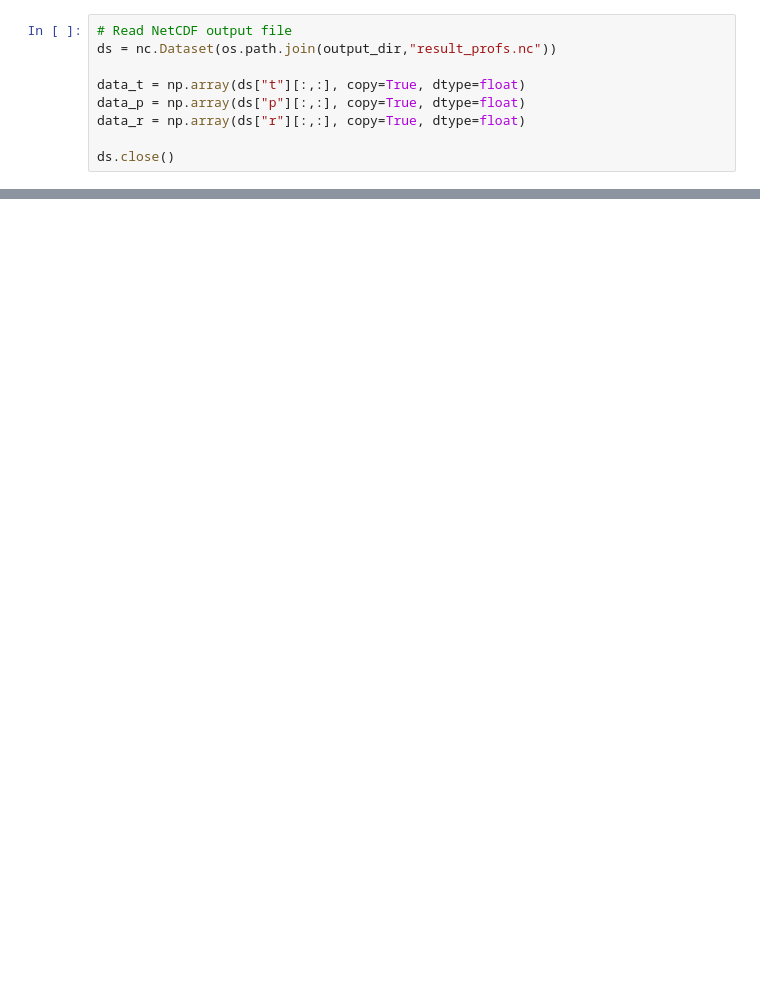
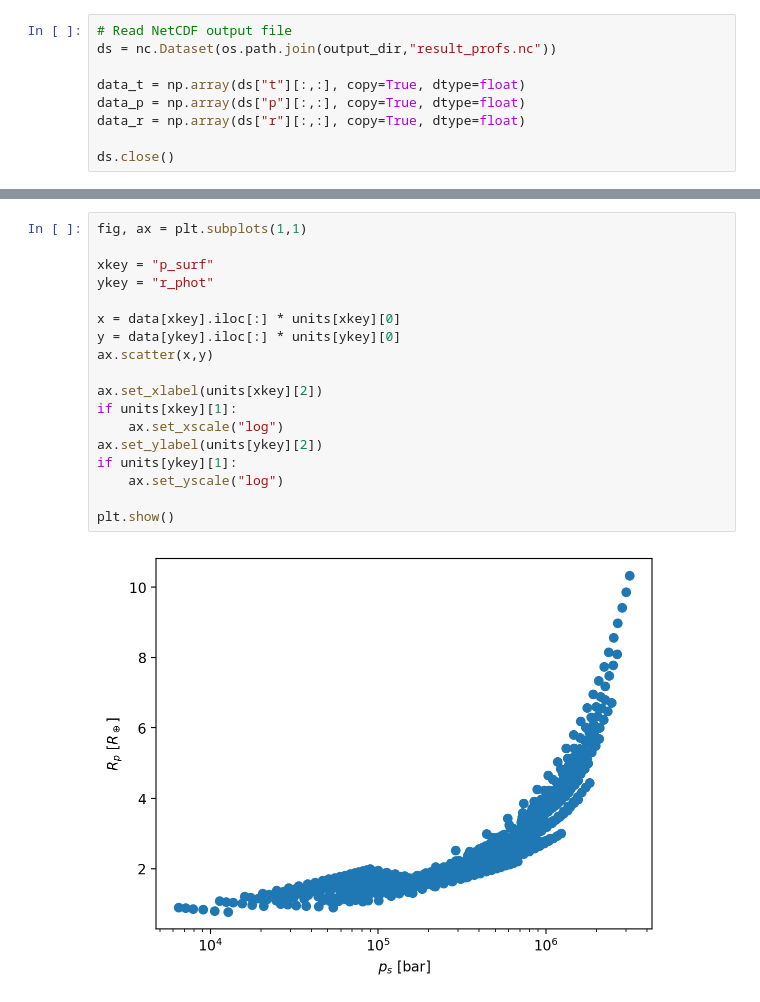
Before and after one commit to nichollsh/AGNI, a Jupyter notebook: misc/utilities/grid_plot.ipynb, the cells around one changed output, grey strips where cells are left out. Saved outputs shown, nothing was run; the diff lists cells and outputs as text; blank space fills up the shorter version.

```diff
--- a/misc/utilities/grid_plot.ipynb
+++ b/misc/utilities/grid_plot.ipynb
@@ -402,0 +438,20 @@ plt.show()
+# %%
+fig, ax = plt.subplots(1,1)
+
+xkey = "p_surf"
+ykey = "r_phot"
+
+x = data[xkey].iloc[:] * units[xkey][0]
+y = data[ykey].iloc[:] * units[ykey][0]
+ax.scatter(x,y)
+
+ax.set_xlabel(units[xkey][2])
+if units[xkey][1]:
+    ax.set_xscale("log")
+ax.set_ylabel(units[ykey][2])
+if units[ykey][1]:
+    ax.set_yscale("log")
+
+plt.show()
+# %% [output]
+[figure, added]
```
Also changed, not shown: parts of 7 cells of this notebook, 6 other files.
